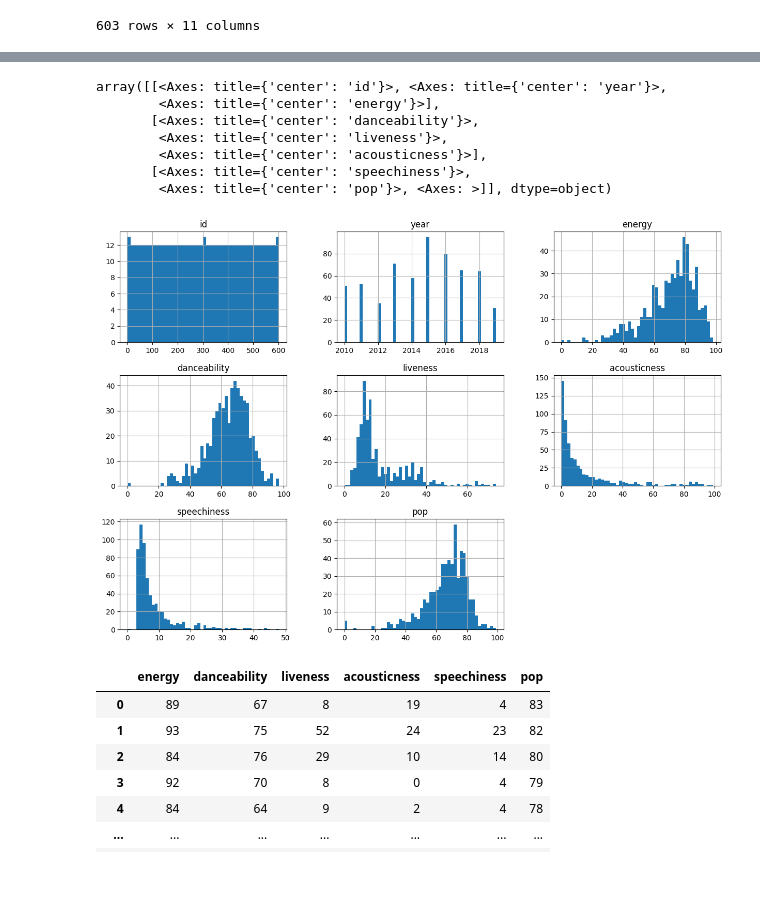
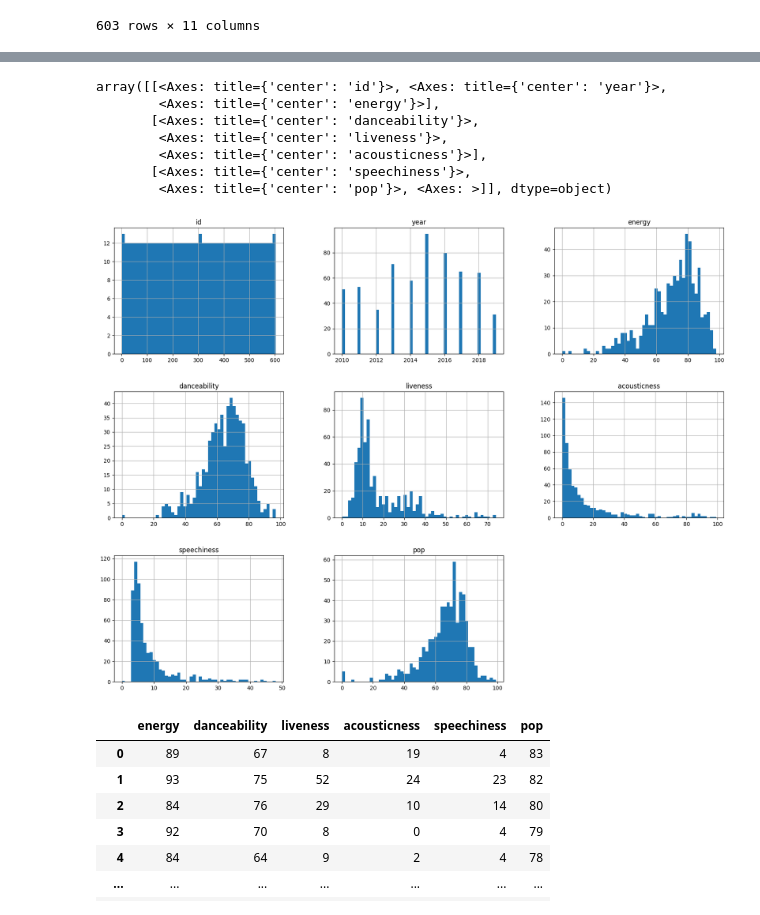
Before and after one commit to jdas-spark/music-recommender-system, a Jupyter notebook: MusicRecommender.ipynb, the cells around one changed output, grey strips where cells are left out. Drawn from its saved outputs; the diff is of its cells as text; code cells hidden in the pictures; blank space fills up the shorter version.

Commit message:
Kaggle Notebook | MusicRecommender | Version 6

```diff
--- a/MusicRecommender.ipynb
+++ b/MusicRecommender.ipynb
@@ -1,6 +1,6 @@
 # %%
 import pandas as pd
-data = pd.read_csv("songs.csv", encoding='latin-1',engine='python')
+data = pd.read_csv("/kaggle/input/song-data/songs.csv", encoding='latin-1',engine='python')
 # Preview the first & last 5 lines of the loaded data
 data
 # %% [output]
@@ -31,16 +31,16 @@ data.describe()
 | max | 603.000000 | 2019.000000 | 98.000000 | 97.000000 | 74.000000 | 99.000000 | 48.000000 | 99.000000 |
 # %%
 from matplotlib import pyplot as plt
-data.hist(bins=50,figsize=(15,10))
+data.hist(bins=50,figsize=(20,15))
 # %% [output]
 array([[<Axes: title={'center': 'id'}>, <Axes: title={'center': 'year'}>,
         <Axes: title={'center': 'energy'}>],
        [<Axes: title={'center': 'danceability'}>,
         <Axes: title={'center': 'liveness'}>,
         <Axes: title={'center': 'acousticness'}>],
        [<Axes: title={'center': 'speechiness'}>,
         <Axes: title={'center': 'pop'}>, <Axes: >]], dtype=object)
-[figure, old version]
+[figure, new version]
 # %%
 # remove song names, artist and id before clustering
 data_features = data.copy()
```
Also changed, not shown: parts of 27 cells of this notebook.
